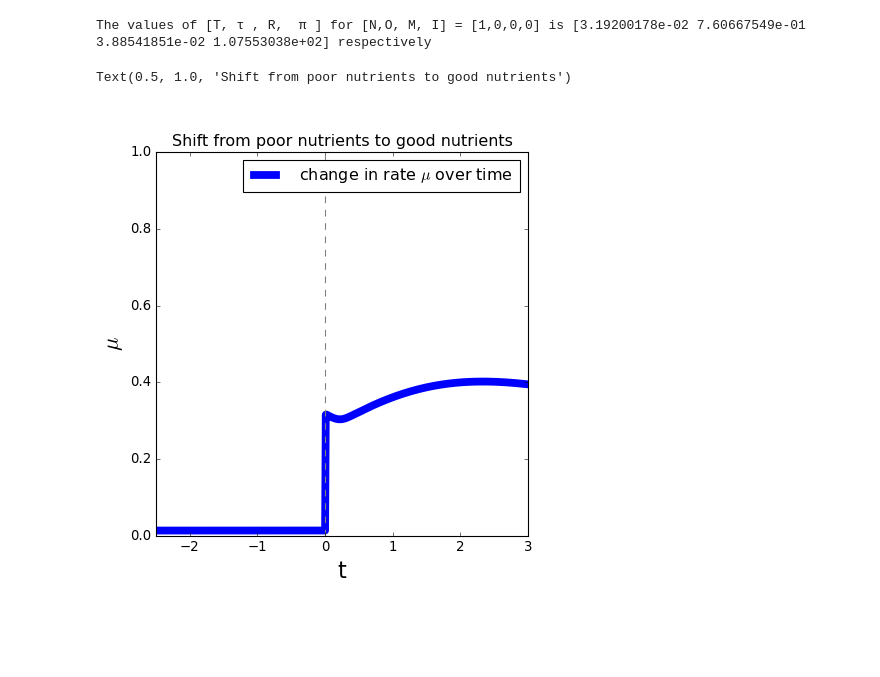
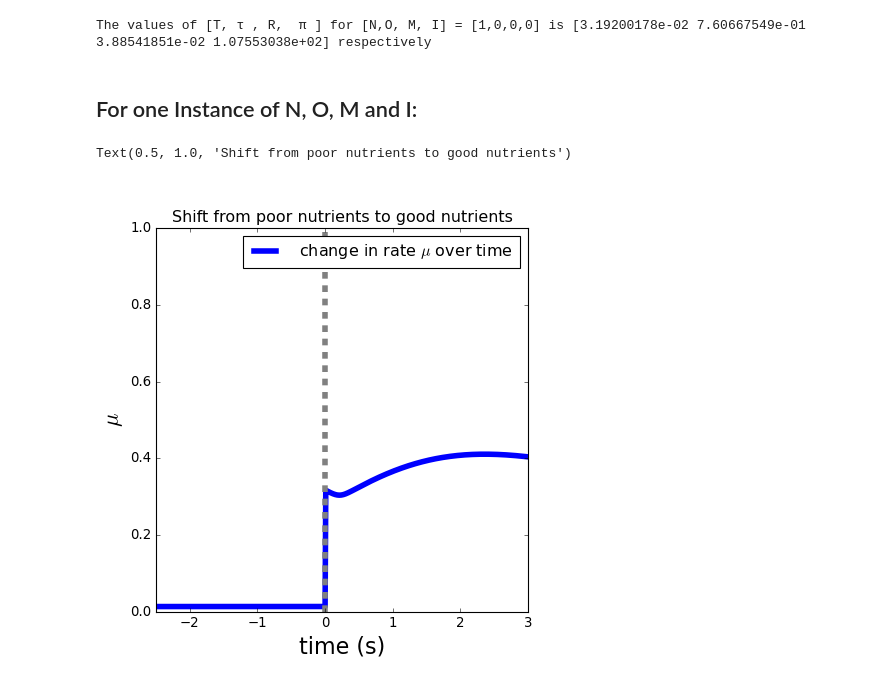
Before and after one commit to Samadarshi-Maity/Casimir-Final-Project, a Jupyter notebook: Presentation_notebook.ipynb, the cells around one changed output. Saved outputs shown, nothing was run; the diff lists cells and outputs as text; code cells hidden in the pictures; blank space fills up the shorter version.

```diff
--- a/Presentation_notebook.ipynb
+++ b/Presentation_notebook.ipynb
@@ -138,33 +138,35 @@ var_set = fsolve(non_linear_solution, y0, args = NOMI,xtol = 1E-09, maxfev = 100
 print('The values of [T, \u03C4 , R,  \u03C0 ] for [N, O, M, I] = [1,0,0,0] is', var_set, 'respectively');
 # %% [output]
 The values of [T, τ , R,  π ] for [N,O, M, I] = [1,0,0,0] is [3.19200178e-02 7.60667549e-01 3.88541851e-02 1.07553038e+02] respectively
+# %% [markdown]
+## For one Instance of  N, O, M and I:
 # %%
 T_init=0.1
 tau_init=0.2
 R_init=0.15
 Pi_init=10
 variables0 = np.array([T_init,tau_init,R_init,Pi_init])
 
 t_init = -100
 t_end = 3
 I = [0.0,0.0]
-M = [0.0,0.0]
+M = [0.0,0.5]
 N = [0.001,0.5]
 O = [0.0,0.0]
 T,tau,R,Pi,t = dyneq.solveODEshift(t_init,t_end,variables0,I,M,N,O)
 Iarray = np.ones(len(T))*I[0]
 index = np.where(t==0)
 Iarray[index[0][0]:] = I[1]
 mu = dyneq.growth_rate(T,R,Iarray)
 plt.figure(figsize = (6,6))
-plt.plot(t,mu, label = " change in rate $\mu$ over time ", linewidth = 7 )
+plt.plot(t,mu, label = " change in rate $\mu$ over time ", linewidth = 5)
 plt.xlim(-2.5,3)
 plt.ylim(0,1)
-plt.axvline(x=0,color = 'grey',linestyle='--')
-plt.xlabel('t',fontsize = 20)
+plt.axvline(x=0,color = 'grey',linestyle='--', linewidth = 5)
+plt.xlabel('time (s)',fontsize = 20)
 plt.ylabel(r'$\mu$',fontsize = 20)
 plt.legend(loc = 'best')
 plt.title("Shift from poor nutrients to good nutrients")
 # %% [output]
 Text(0.5, 1.0, 'Shift from poor nutrients to good nutrients')
-[figure, old version]
+[figure, new version]
```
Also changed, not shown: parts of 2 cells of this notebook.
